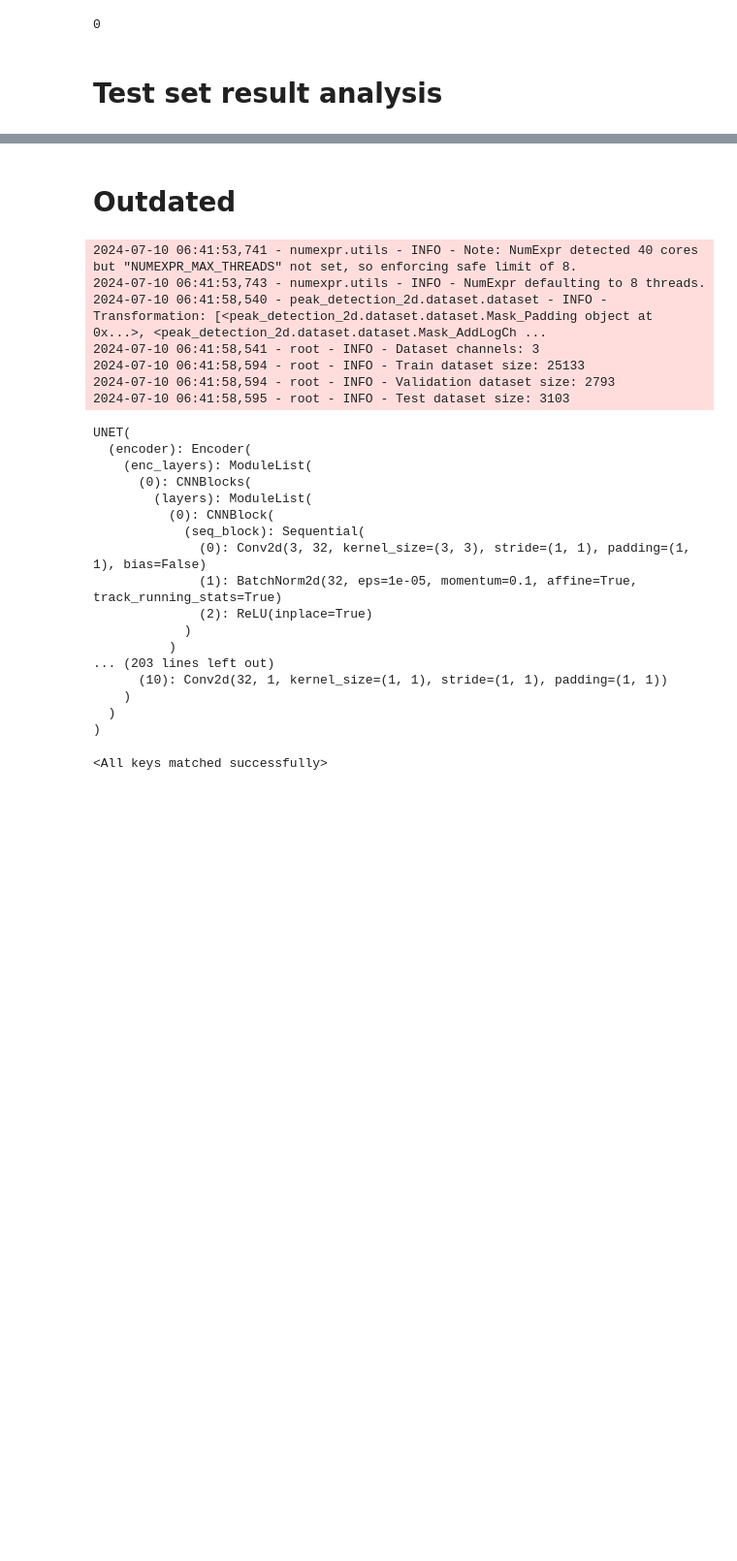
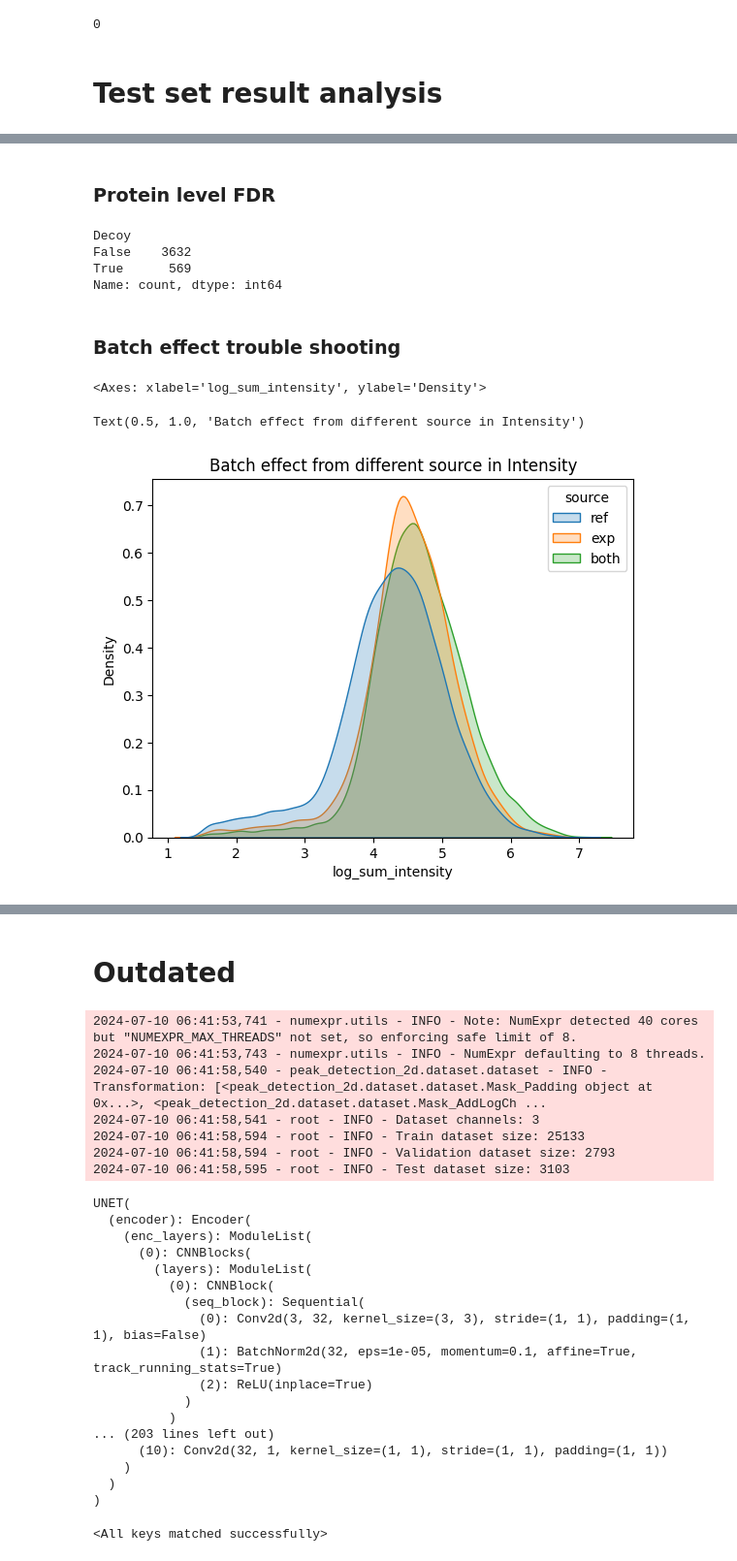
Before and after one commit to wilhelm-lab/SWAPS, a Jupyter notebook: notebooks/dev_51_ims_3d_seg_model_examination.ipynb, the cells around one changed output, grey strips where cells are left out. Shown at 97% size. Drawn from its saved outputs; the diff is of its cells as text; code cells hidden in the pictures; blank space fills up the shorter version.

```diff
--- a/notebooks/dev_51_ims_3d_seg_model_examination.ipynb
+++ b/notebooks/dev_51_ims_3d_seg_model_examination.ipynb
@@ -237,0 +637,4 @@ from peak_detection_2d.model.seg_model import inference_and_sum_intensity
+# %%
+cfg.MQ_EXP_PATH = (
+    "/cmnfs/proj/ORIGINS/data/tims_ramp_time/combined_30min_gradient/txt/evidence.txt"
+)
@@ -237,0 +647,2 @@ from peak_detection_2d.model.seg_model import inference_and_sum_intensity
+# %%
+ps_exp_dir = os.path.join(cfg.RESULT_PATH, "peak_selection", ps_dir)
@@ -237,0 +719,52 @@ from peak_detection_2d.model.seg_model import inference_and_sum_intensity
+# %% [markdown]
+### Protein level FDR
+# %%
+dict_with_int = pd.merge(
+    maxquant_result_ref,
+    pept_act_sum_ps.loc[
+        (pept_act_sum_ps["log_sum_intensity"] > 1.5)
+        & (pept_act_sum_ps["target_decoy_score"] >= 1.3350329936656635e-05)
+    ],
+    on=["mz_rank", "Decoy"],
+    how="inner",
+)
+dict_with_int["Leading razor proteins_td_labeled"] = dict_with_int[
+    "Leading razor protein"
+].str.cat(dict_with_int["Decoy"].astype(str), sep="_")
+td_protein_count = (
+    dict_with_int.groupby(["Leading razor proteins_td_labeled", "Decoy"])["mz_rank"]
+    .count()
+    .reset_index()
+)
+# %%
+td_protein_count_filtered = td_protein_count.loc[td_protein_count["mz_rank"] > 3]
+td_protein_count_filtered["Decoy"].value_counts()
+# %% [output]
+Decoy
+False    3632
+True      569
+Name: count, dtype: int64
+# %% [markdown]
+### Batch effect trouble shooting
+# %%
+import seaborn as sns
+
+dict_with_int_all = pd.merge(
+    maxquant_result_ref, pept_act_sum_df, on=["mz_rank", "Decoy"]
+)
+dict_with_int_all = dict_with_int_all.loc[dict_with_int_all["Target"]]
+sns.kdeplot(
+    data=dict_with_int,
+    x="log_sum_intensity",
+    hue="source",
+    fill=True,
+    common_norm=False,
+)
+plt.title("Batch effect from different source in Intensity")
+plt.savefig(
+    os.path.join(ps_exp_dir, "results", "batch_effect_intensity_target.png"), dpi=300
+)
+# %% [output]
+<Axes: xlabel='log_sum_intensity', ylabel='Density'>
+Text(0.5, 1.0, 'Batch effect from different source in Intensity')
+[figure, added]
```
Also changed, not shown: parts of 53 cells of this notebook, 6 other files.
